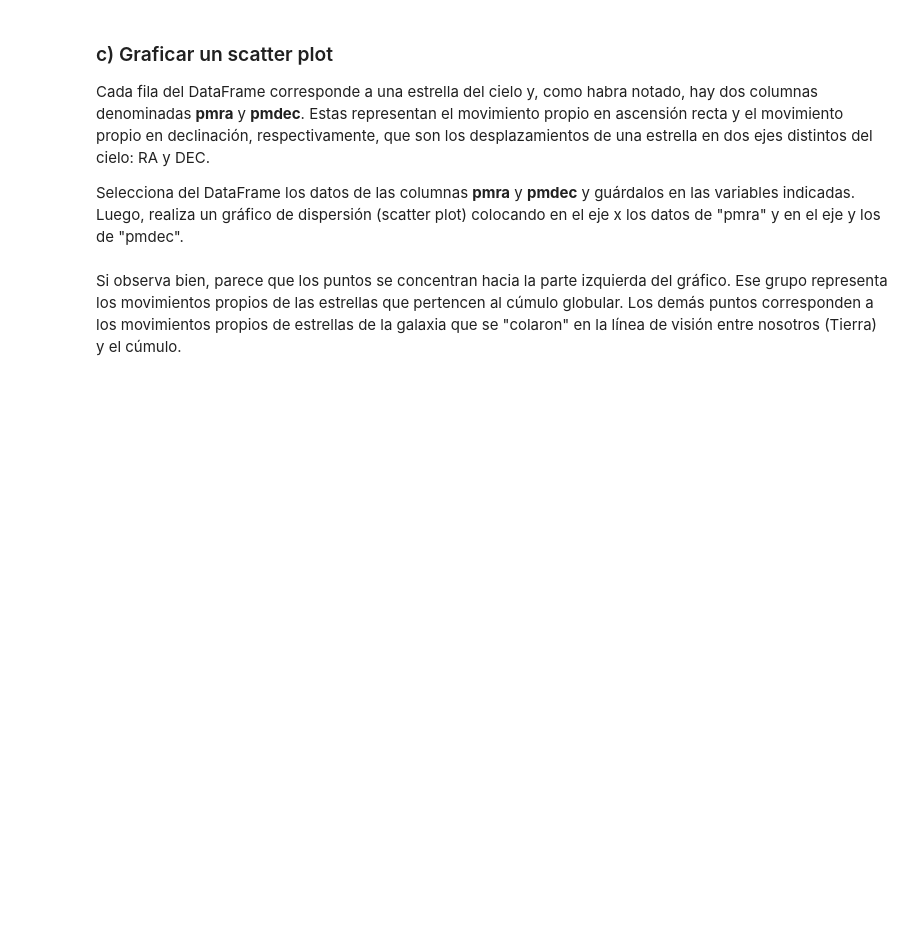
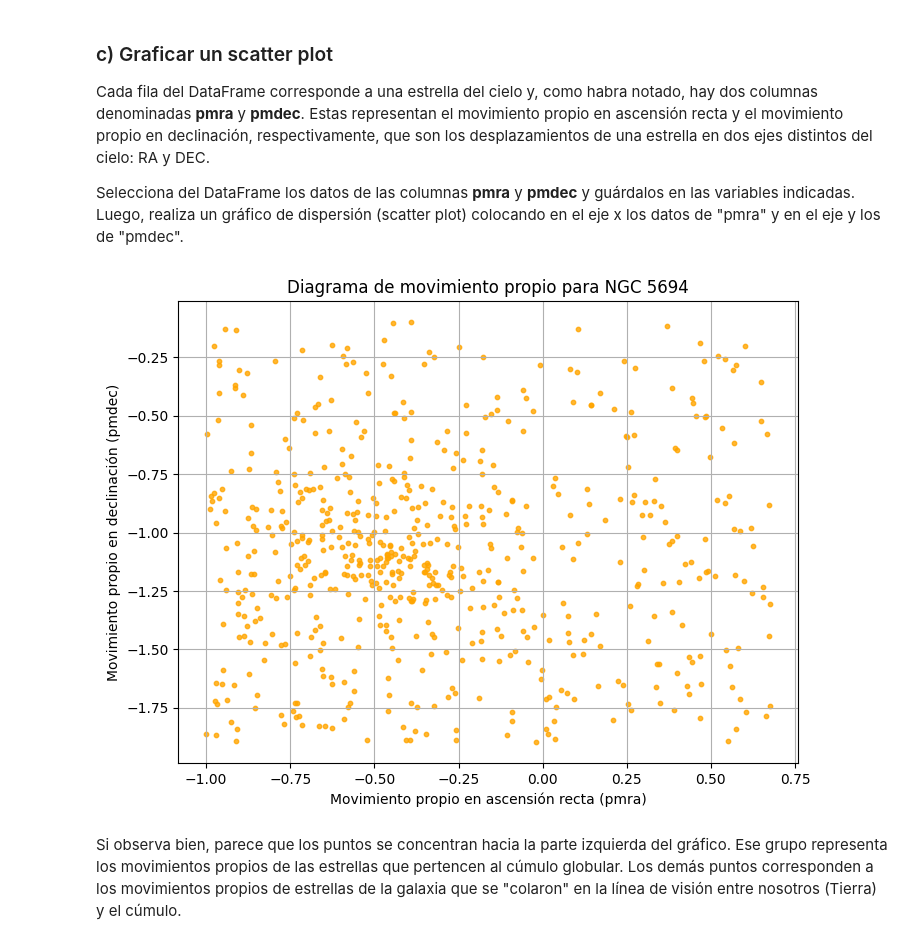
Before and after one commit to azavalac/Tarea-2-zavala, a Jupyter notebook: Tarea2.ipynb, the cells around one changed output. Cells and saved outputs as stored; diff of their text form; code cells hidden in the pictures; blank space fills up the shorter version.

```diff
--- a/Tarea2.ipynb
+++ b/Tarea2.ipynb
@@ -60,3 +60,6 @@ path_archivo = ''
+# %%
+path_archivo = '/content/drive/MyDrive/FCFM - Universidad de Chile/Módulo Astro y ciencia de datos/ngc5694_pm.csv'
+data = pd.read_csv(path_archivo)
 # %% [markdown]
 ### b) Explorar el DataFrame
 Explore las columnas del archivo y muestre el DataFrame
@@ -77,3 +95,20 @@ pmdec =
+# %%
+# Se seleccionan los datos de las columnas
+# pmra y pmdec
+# y se guardan en las variables:
+pmra = data['pmra']
+pmdec = data['pmdec']
+# %%
+# Haga el gráfico en esta celda
+plt.figure(figsize=(8, 6))
+plt.scatter(pmra, pmdec, s = 10, alpha = 0.8, color = 'orange')
+plt.xlabel('Movimiento propio en ascensión recta (pmra)')
+plt.ylabel('Movimiento propio en declinación (pmdec)')
+plt.title('Diagrama de movimiento propio para NGC 5694')
+plt.grid(True)
+plt.show()
+# %% [output]
+[figure, added]
 # %% [markdown]
 Si observa bien, parece que los puntos se concentran hacia la parte izquierda del gráfico. Ese grupo representa los movimientos propios de las estrellas que pertencen al cúmulo globular. Los demás puntos corresponden a los movimientos propios de estrellas de la galaxia que se "colaron" en la línea de visión entre nosotros (Tierra) y el cúmulo.
 # %% [markdown]
```
Also changed, not shown: parts of 10 cells of this notebook.
